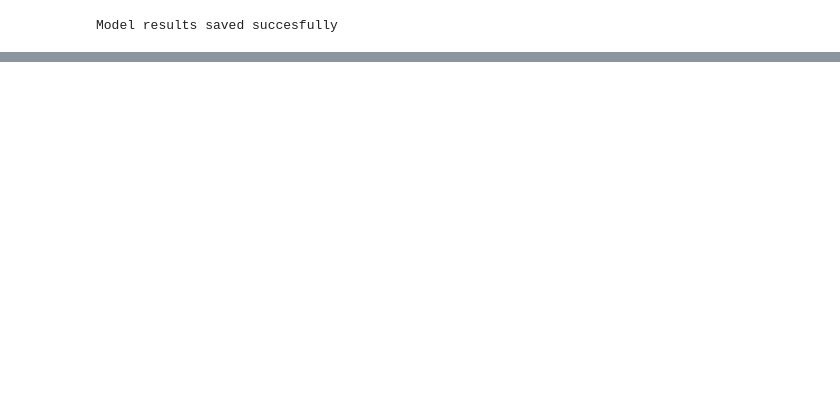
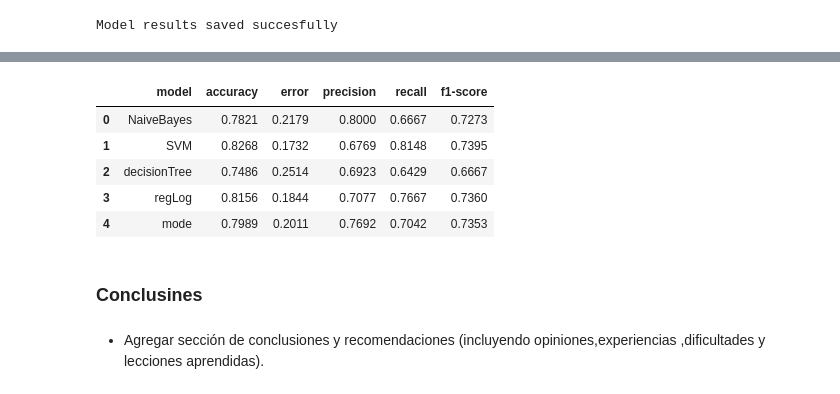
Before and after one commit to CarlosGarlem/TitanicClassPrediciton, a Jupyter notebook: TrainingModel.ipynb, the cells around one changed output, grey strips where cells are left out. Cells and saved outputs as stored; diff of their text form; code cells hidden in the pictures; blank space fills up the shorter version.

```diff
--- a/TrainingModel.ipynb
+++ b/TrainingModel.ipynb
@@ -343,0 +519,3 @@ Model results saved succesfully
+# %%
+top_models = results.groupby('model_type')['accuracy', 'model'].max()
+top_models
@@ -343,0 +531,14 @@ Model results saved succesfully
+# %%
+predictions = dict()
+for index, row in top_models.iterrows():
+    model = readModels(row['model'], index)
+    predictions[index] = getModelPredictions(model, X_test, model_type = index)
+# %%
+preds = np.array(list(predictions.values()))
+means = np.mean(preds, axis = 0)
+mode = np.rint(np.nextafter(means, means+1))
+mode = mode.astype(int)
+predictions['mode'] = mode
+# %%
+predictions_df = pd.DataFrame(data = predictions)
+predictions_df.head()
@@ -343,0 +552,18 @@ Model results saved succesfully
+# %%
+model_metrics = pd.DataFrame(columns=['model', 'accuracy', 'error', 'precision', 'recall', 'f1-score'])
+for model in predictions_df:
+    df = getMetrics(model, predictions[model], y_test)
+    model_metrics = model_metrics.append(df, ignore_index = True)
+
+model_metrics
+# %% [output]
+|  | model | accuracy | error | precision | recall | f1-score |
+| 0 | NaiveBayes | 0.7821 | 0.2179 | 0.8000 | 0.6667 | 0.7273 |
+| 1 | SVM | 0.8268 | 0.1732 | 0.6769 | 0.8148 | 0.7395 |
+| 2 | decisionTree | 0.7486 | 0.2514 | 0.6923 | 0.6429 | 0.6667 |
+| 3 | regLog | 0.8156 | 0.1844 | 0.7077 | 0.7667 | 0.7360 |
+| 4 | mode | 0.7989 | 0.2011 | 0.7692 | 0.7042 | 0.7353 |
+# %% [markdown]
+### Conclusines
+# %% [markdown]
+- Agregar sección de conclusiones y recomendaciones (incluyendo opiniones,experiencias ,dificultades y lecciones aprendidas).
```
Also changed, not shown: parts of 28 cells of this notebook, 15 other files.
